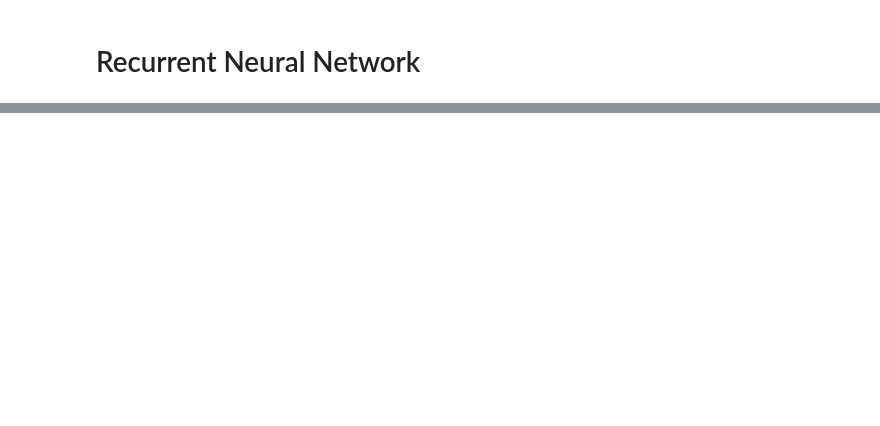
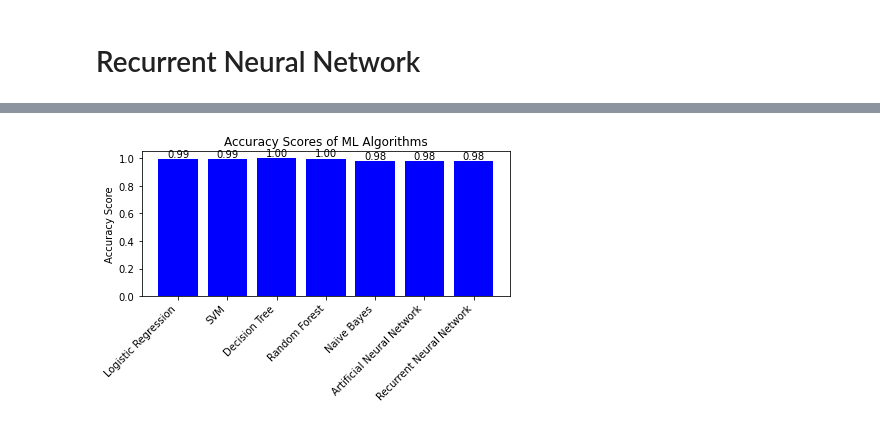
Before and after one commit to FKTech123/Indian-Crime-Rate-Prediction, a Jupyter notebook: Indian-Crime-Data-Analysis-Forecasting.ipynb, the cells around one changed output, grey strips where cells are left out. Drawn from its saved outputs; the diff is of its cells as text; code cells hidden in the pictures; blank space fills up the shorter version.

Commit message:
Plotted some graphs

```diff
--- a/Indian-Crime-Data-Analysis-Forecasting.ipynb
+++ b/Indian-Crime-Data-Analysis-Forecasting.ipynb
@@ -1589,0 +1624,35 @@ weighted avg       0.96      0.98      0.97      2952
+# %%
+import matplotlib.pyplot as plt
+import numpy as np
+from sklearn.metrics import accuracy_score
+from prettytable import PrettyTable
+
+# Assuming you have results for different algorithms
+algorithm_names = ['Logistic Regression', 'SVM', 'Decision Tree', 'Random Forest', 'Naive Bayes', 'Artificial Neural Network', 'Recurrent Neural Network']
+y_preds = [log_pred, svm_pred, dt_pred, rf_pred, nb_pred, ANN_pred, RNN_pred]  # Replace with your actual y_pred values
+
+accuracies = []
+
+for y_pred in y_preds:
+    accuracy = accuracy_score(y_test, y_pred)
+    accuracies.append(accuracy)
+
+# Create a bar graph
+fig, ax = plt.subplots()
+bars = ax.bar(algorithm_names, accuracies, color='blue')
+
+# Add labels and title
+ax.set_ylabel('Accuracy Score')
+ax.set_title('Accuracy Scores of ML Algorithms')
+
+# Add the accuracy values on top of the bars
+for bar, accuracy in zip(bars, accuracies):
+    height = bar.get_height()
+    ax.text(bar.get_x() + bar.get_width() / 2, height, f'{accuracy:.2f}', ha='center', va='bottom')
+
+# Show the plot
+plt.xticks(rotation=45, ha='right')
+plt.tight_layout()
+plt.show()
+# %% [output]
+[figure, added]
```
Also changed, not shown: parts of 15 cells of this notebook.
